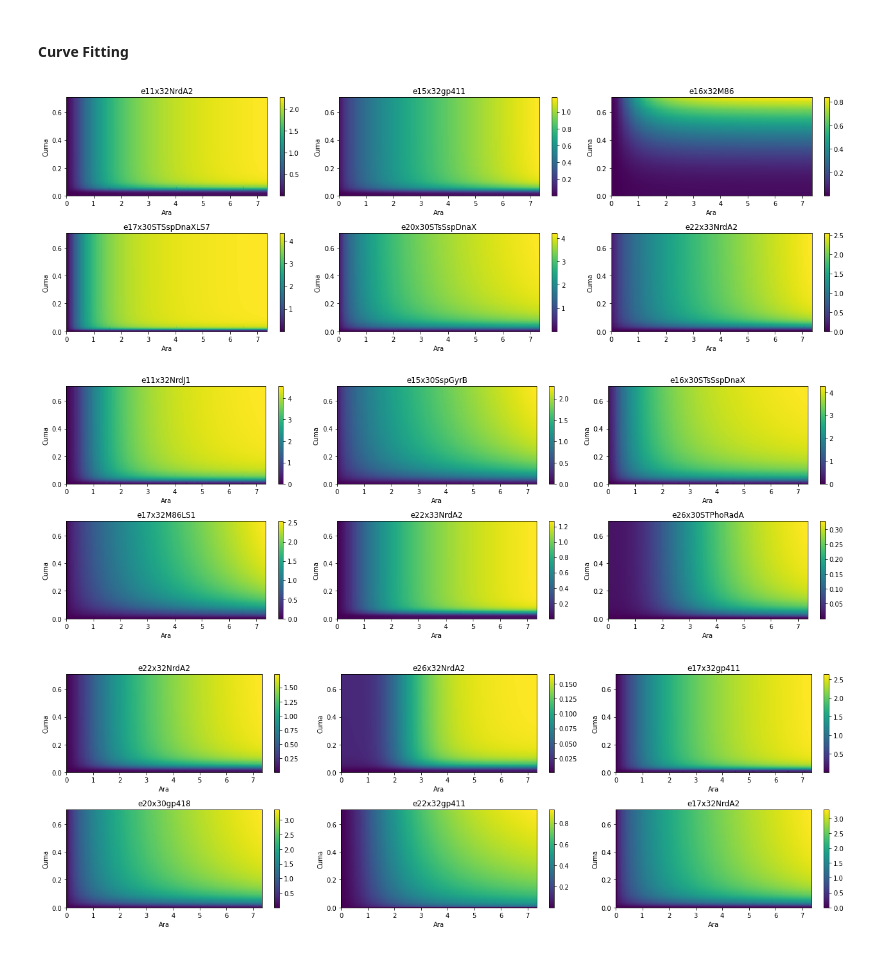
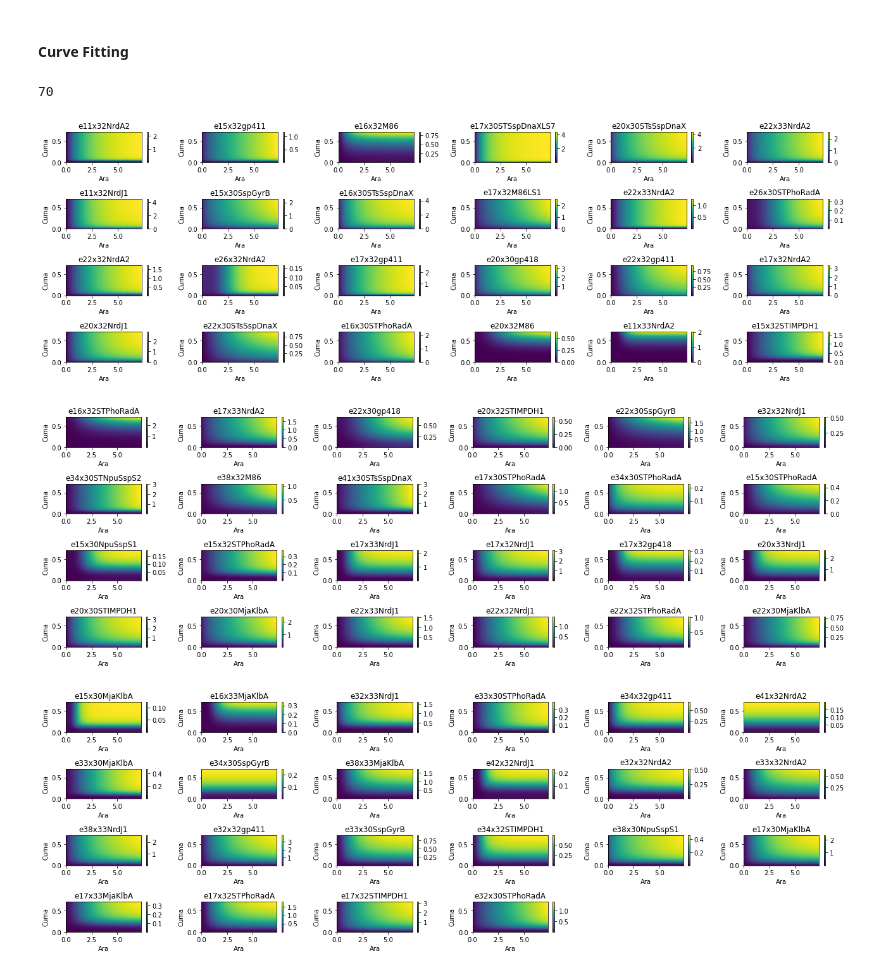
Before and after one commit to rmardian/intein-based-circuits, a Jupyter notebook: AND Gates Screening - Full.ipynb, the cells around one changed output. Cells and saved outputs as stored; diff of their text form; code cells hidden in the pictures.

```diff
--- a/AND Gates Screening - Full.ipynb
+++ b/AND Gates Screening - Full.ipynb
@@ -14,13 +14,6 @@ from sklearn.metrics import r2_score
 cumas = np.round([2.1140508404516445e-16, 0.013913767421852795, 0.04708753302668632, 0.1481921474634383, 0.38432925220642106, 0.706446628596465], 3)
 aras = np.round([1.0957813643749393e-17, 1.2060287427482614, 2.636411170614044, 4.633309896886311, 6.3697279021373925, 7.370992838892073], 3)
 # %%
-def parse_minutes(x):
-
-    spl = x.split('.')[0].split(' ')
-    hours = int(spl[0]) * 60
-    mins = int(spl[2]) if spl[2] != '' else 0
-    return hours + mins
-
 def read_map(P1, P2, induction_lvl=6, ctrl_replicate=2):
 
     plate_map_builder = [[P1] * 6 + [P2] * 6 for _ in range(6)]
@@ -58,15 +51,14 @@ def transpose_data(df, col):
 
     df.set_index(col, inplace=True)
     df = df.transpose().reset_index()
-    #df['time'] = df['index']#.apply(parse_minutes)
-    df = df.set_index('index')#.drop('index', axis=1)
+    df = df.set_index('index')
     return df
 
 def generate_data(df, name, datapoint=2, num_data=4, start_idx=3, col='short_name'):
 
     datas = []
     idxs = [start_idx]
-    for i in range(1, num_data):
+    for i in range(1, num_data+1):
         idxs.append(idxs[i-1] + datapoint)
         data = (df.iloc[:, idxs[i-1]:idxs[i]]).astype(float)
         data = pd.concat([name, data], axis=1)
@@ -251,7 +231,12 @@ for i in tqdm(range(len(heatmaps))):
+# %%
+colormeshes_ = [i for i in colormeshes if i[4] in r2s]
+len(colormeshes_)
+# %% [output]
+70
 # %%
 def plot_colormesh(colormeshes):
 
-    f, axs = plt.subplots(2, 3, sharex=False, sharey=False, figsize=(18, 6))
+    f, axs = plt.subplots(4, 6, sharex=False, sharey=False, figsize=(18, 6))
     axr = axs.ravel()
     for i, ax in enumerate(axr):
         if i < len(colormeshes):
@@ -266,14 +251,14 @@ def plot_colormesh(colormeshes):
     plt.tight_layout()
     plt.show()
 # %%
-plot_colormesh(colormeshes[0:6])
+plot_colormesh(colormeshes_[0:24])
 # %% [output]
-[figure, old version]
+[figure, new version]
 # %%
-plot_colormesh(colormeshes[6:12])
+plot_colormesh(colormeshes_[24:48])
 # %% [output]
-[figure, old version]
+[figure, new version]
 # %%
-plot_colormesh(colormeshes[12:18])
+plot_colormesh(colormeshes_[48:72])
 # %% [output]
-[figure, old version]
+[figure, new version]
```
Also changed, not shown: parts of 28 cells of this notebook, 36 other files.
